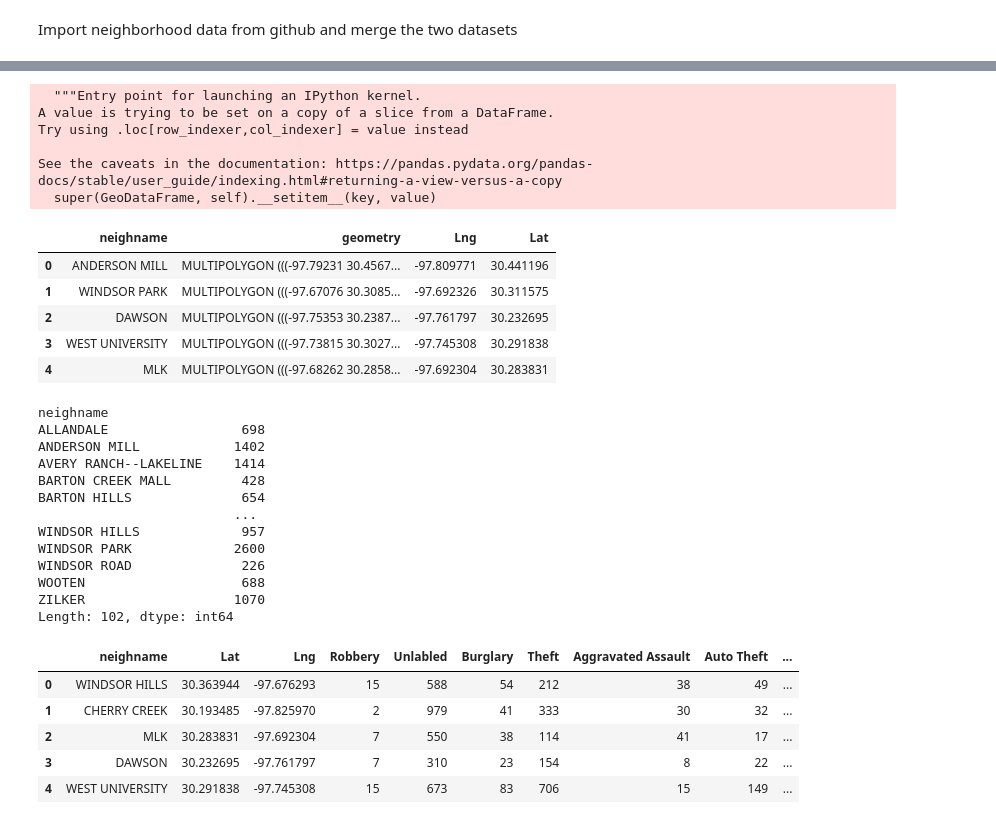
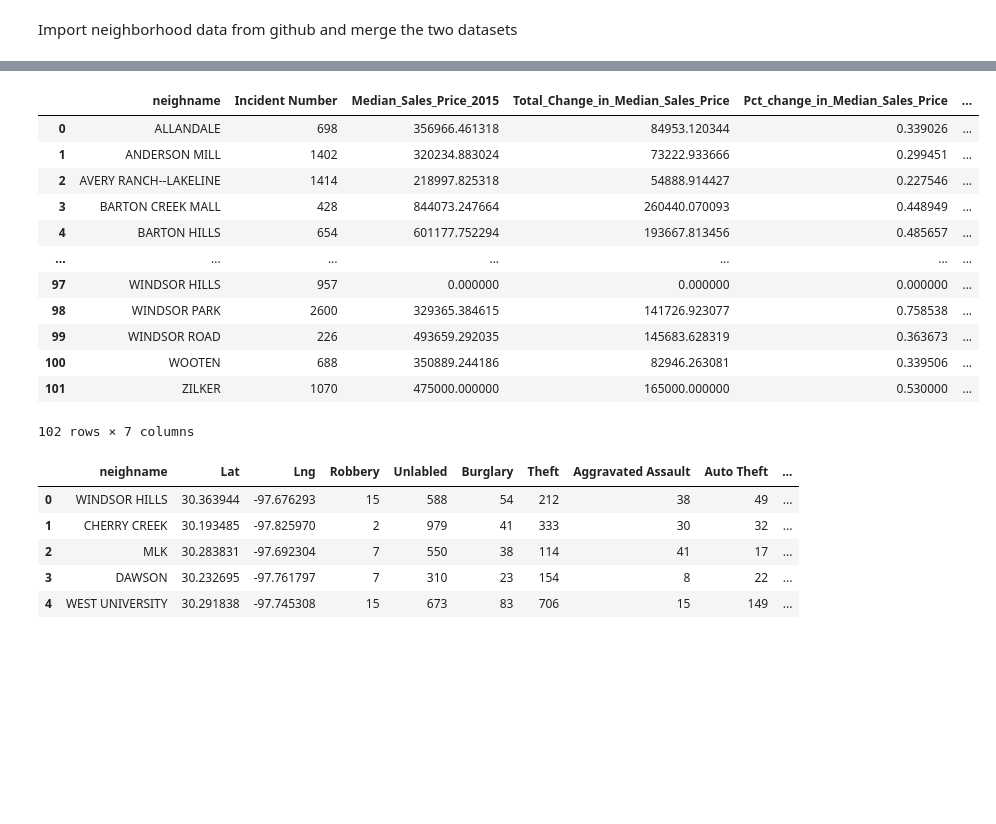
Before and after one commit to liwenjing2012/Cousera_Capstone, a Jupyter notebook: Capstone_final_project.ipynb, the cells around one changed output, grey strips where cells are left out. Saved outputs shown, nothing was run; the diff lists cells and outputs as text; code cells hidden in the pictures; blank space fills up the shorter version.

```diff
--- a/Capstone_final_project.ipynb
+++ b/Capstone_final_project.ipynb
@@ -109,10 +55,26 @@ criminal_data.head()
 # %%
+url = "https://raw.githubusercontent.com/liwenjing2012/Cousera_Capstone/main/Crime_Reports.csv"
+criminal_data = pd.read_csv(url)
+#criminal_data.head()
 criminal_features = ['Incident Number','Highest Offense Description', 'Category Description', 'Location Type', 'Zip Code', 'Latitude', 'Longitude']
 criminal_feature_data = criminal_data[criminal_features]
-#criminal_feature_data = criminal_feature_data[-criminal_feature_data['Category Description'].isna()].reset_index(drop=True)
+
 criminal_feature_data['Category']=criminal_feature_data['Category Description'].fillna('Unlabled')
 criminal_feature_data = criminal_feature_data.drop(['Category Description','Highest Offense Description'],axis=1)
 criminal_feature_data.groupby(['Category']).count()
+
+url = 'https://raw.githubusercontent.com/liwenjing2012/Cousera_Capstone/main/HousingSales.csv'
+house = pd.read_csv(url)
+house = house.rename(columns = {'ZIP':'Zip Code'})
+house['Zip Code'] = house['Zip Code'].astype(float)
+
+criminal_feature_data1 = pd.merge(criminal_feature_data,house,how = 'left', on = ['Zip Code'])
+criminal_feature_data1 = criminal_feature_data1.fillna(0)
+
+
+
+criminal_gdf = gpd.GeoDataFrame(
+    criminal_feature_data1, geometry=gpd.points_from_xy(criminal_feature_data.Longitude, criminal_feature_data.Latitude))
 # %% [output]
 A value is trying to be set on a copy of a slice from a DataFrame.
 Try using .loc[row_indexer,col_indexer] = value instead
@@ -143,17 +110,0 @@ geoNeigh_data = geoNeigh[['neighname','geometry']]
-# %%
-geoNeigh_data['Lng'] = geoNeigh_data['geometry'].centroid.x
-geoNeigh_data['Lat'] = geoNeigh_data['geometry'].centroid.y
-geoNeigh_data.head()
-# %% [output]
-  """Entry point for launching an IPython kernel.
-A value is trying to be set on a copy of a slice from a DataFrame.
-Try using .loc[row_indexer,col_indexer] = value instead
-
-See the caveats in the documentation: https://pandas.pydata.org/pandas-docs/stable/user_guide/indexing.html#returning-a-view-versus-a-copy
-  super(GeoDataFrame, self).__setitem__(key, value)
-|  | neighname | geometry | Lng | Lat |
-| 0 | ANDERSON MILL | MULTIPOLYGON (((-97.79231 30.4567... | -97.809771 | 30.441196 |
-| 1 | WINDSOR PARK | MULTIPOLYGON (((-97.67076 30.3085... | -97.692326 | 30.311575 |
-| 2 | DAWSON | MULTIPOLYGON (((-97.75353 30.2387... | -97.761797 | 30.232695 |
-| 3 | WEST UNIVERSITY | MULTIPOLYGON (((-97.73815 30.3027... | -97.745308 | 30.291838 |
-| 4 | MLK | MULTIPOLYGON (((-97.68262 30.2858... | -97.692304 | 30.283831 |
@@ -164,22 +112,26 @@ criminal_gdf = gpd.GeoDataFrame(
 criminal_gdf.set_crs(epsg=4326, inplace=True)
 joined_gdf = gpd.sjoin(criminal_gdf, geoNeigh_data, op='within').reset_index(drop=True).drop(['index_right'],axis=1)
 joined_gdf = joined_gdf.drop(['Location Type','Zip Code','Latitude','Longitude','geometry'],axis = 1)
-# %%
-joined_gdf.groupby(['neighname']).size()
-# %% [output]
-neighname
-ALLANDALE                 698
-ANDERSON MILL            1402
-AVERY RANCH--LAKELINE    1414
-BARTON CREEK MALL         428
-BARTON HILLS              654
-                         ...
-WINDSOR HILLS             957
-WINDSOR PARK             2600
-WINDSOR ROAD              226
-WOOTEN                    688
-ZILKER                   1070
-Length: 102, dtype: int64
+# %%
+jd_crime = joined_gdf.groupby(['neighname'])['Incident Number'].count().reset_index()
+jd_crime = jd_crime.rename(columns = {'Incident Nubmer':'Total Crime'})
+jd = joined_gdf.drop(['Incident Number','Category','Lng','Lat'],axis = 1).groupby(['neighname']).mean().reset_index()
+jd1 = pd.merge(jd_crime,jd,how = 'left', on = ['neighname'])
+jd1
+# %% [output]
+|  | neighname | Incident Number | Median_Sales_Price_2015 | Total_Change_in_Median_Sales_Price | Pct_change_in_Median_Sales_Price | ... |
+| 0 | ALLANDALE | 698 | 356966.461318 | 84953.120344 | 0.339026 | ... |
+| 1 | ANDERSON MILL | 1402 | 320234.883024 | 73222.933666 | 0.299451 | ... |
+| 2 | AVERY RANCH--LAKELINE | 1414 | 218997.825318 | 54888.914427 | 0.227546 | ... |
+| 3 | BARTON CREEK MALL | 428 | 844073.247664 | 260440.070093 | 0.448949 | ... |
+| 4 | BARTON HILLS | 654 | 601177.752294 | 193667.813456 | 0.485657 | ... |
+| ... | ... | ... | ... | ... | ... | ... |
+| 97 | WINDSOR HILLS | 957 | 0.000000 | 0.000000 | 0.000000 | ... |
+| 98 | WINDSOR PARK | 2600 | 329365.384615 | 141726.923077 | 0.758538 | ... |
+| 99 | WINDSOR ROAD | 226 | 493659.292035 | 145683.628319 | 0.363673 | ... |
+| 100 | WOOTEN | 688 | 350889.244186 | 82946.263081 | 0.339506 | ... |
+| 101 | ZILKER | 1070 | 475000.000000 | 165000.000000 | 0.530000 | ... |
+102 rows × 7 columns
 # %%
 df = joined_gdf.copy()
 df1 = df[['neighname','Lat','Lng']].drop_duplicates().reset_index(drop = True)
```
Also changed, not shown: parts of 31 cells of this notebook.
